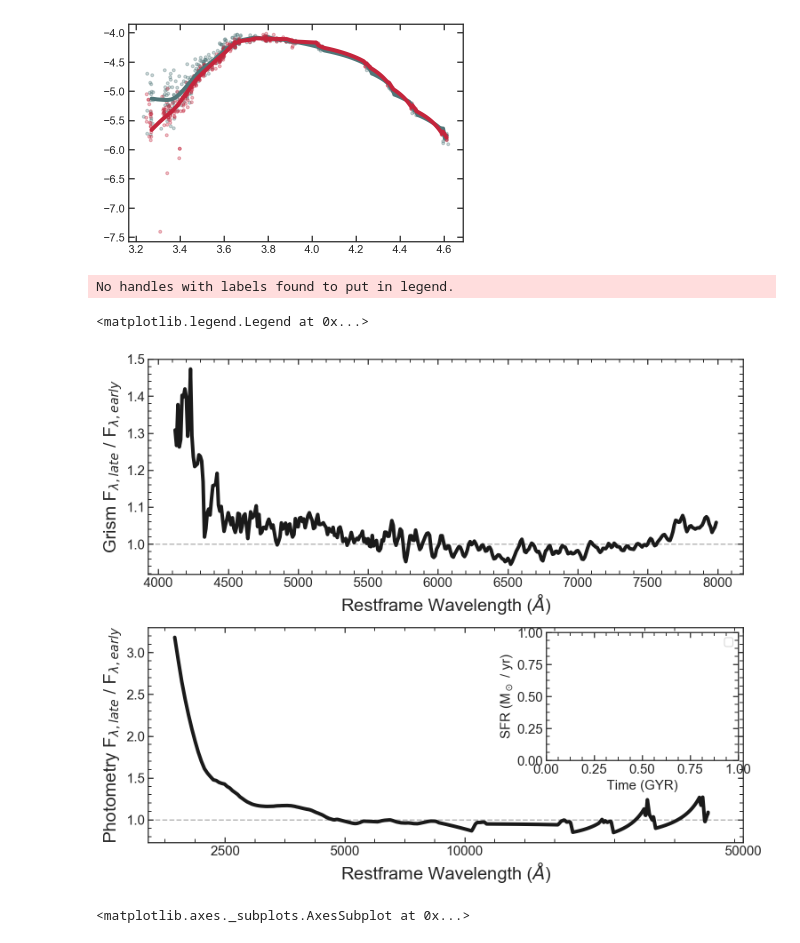
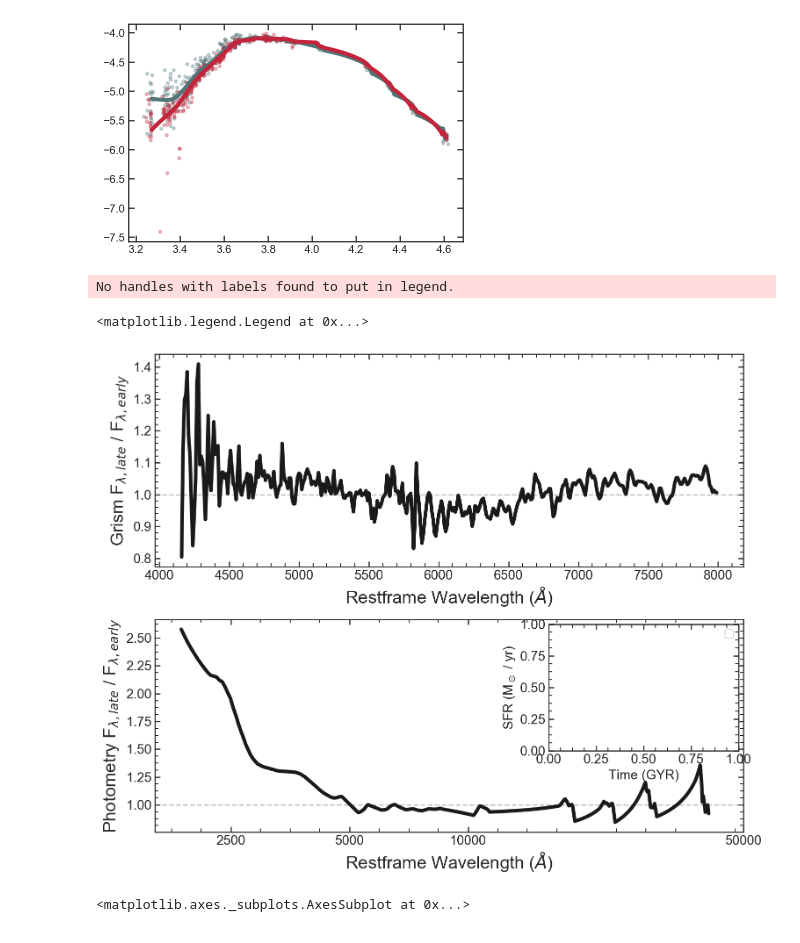
Before and after one commit to Vince-ec/Cluster_and_field, a Jupyter notebook: scripts/stacking_galaxies.ipynb, the cells around one changed output. Drawn from its saved outputs; the diff is of its cells as text; code cells hidden in the pictures.

```diff
--- a/scripts/stacking_galaxies.ipynb
+++ b/scripts/stacking_galaxies.ipynb
@@ -80,3 +52,21 @@ See the caveats in the documentation: http://pandas.pydata.org/pandas-docs/stabl
+# %%
+alldb = pd.read_pickle('../dataframes/fitdb/allfits_1D.pkl')
+bspec = [27458,294464,36348,48631,19290,32566,32691,33093,26272,35640,45333, 30144]
+nog102 = [27714,37189,26139,32799,47223,22774,28890,23073,31452,24033]
+
+inout = []
+for i in alldb.index:
+    if alldb.id[i] not in bspec and alldb.id[i] not in nog102:
+        inout.append('i')
+    else:
+        inout.append('o')
+
+alldb['inout'] = inout
+
+# alldb = alldb.query('inout == "i"')
+
+mdb = alldb.query('inout == "i" and 0.7 < zgrism < 2.5 and Sigma1 > 10**9.6 and W_UVJ == "Q" and \
+                     AGN != "AGN" and lmass >= 10.5 and n_f < 3 and Re < 20')
 # %%
 len(mdb.AGN.values)
 # %% [output]
@@ -246,3 +234,5 @@ zlim = np.median(mdb.z_50)
+# %%
+zlim = 2.9
 # %%
 PWV1 = []
 PER1 = []
@@ -338,7 +328,7 @@ flxgrid = []
 errgrid = []
 swave = np.arange(3000,8000,10)
 
-for i in mdb.query('z_50 < {} and 0.9 < zgrism < 1.1'.format(zlim)).index:
+for i in mdb.query('z_50 > {} and 0.9 < zgrism < 1.1'.format(zlim)).index:
     field = mdb.field[i]
     galaxy = mdb.id[i]
 
@@ -554,7 +484,7 @@ def Stack(wv, flxgrid , errgrid):
 
     return stack, err
 # %%
-lzflux, lzerror = Stack(swave, flxgrid, errgrid)
+hzflux, hzerror = Stack(swave, flxgrid, errgrid)
 # %%
 plt.figure(figsize=[10,10])
 
@@ -722,7 +659,7 @@ gs = gridspec.GridSpec(2,1,hspace=0.25,wspace=0.2)
 
 plt.figure(figsize=[12,10])
 plt.subplot(gs[0])
-plt.plot(swave[swave > 4110], lzflux[swave > 4110] / hzflux[swave > 4110], 'k',linewidth = 4)
+plt.plot(swave[swave > 4150], lzflux[swave > 4150] / hzflux[swave > 4150], 'k',linewidth = 4)
 
 plt.xlabel('Restframe Wavelength ($\AA$)', fontsize=20)
 plt.ylabel('Grism F$_{\lambda, late}$ / F$_{\lambda, early}$', fontsize=20)
@@ -735,34 +672,34 @@ ax1=plt.subplot(gs[1])
 iwmn = np.linspace(1870,40800, 1000)
 ipmn1 = interp1d(wmn1, Smooth(wmn1,pmn1,200))(iwmn)
 ipmn2 = interp1d(wmn2, Smooth(wmn2,pmn2,200))(iwmn)
 
 # plt.plot(np.log10(iwmn),np.log10(ipmn1 / ipmn2), linewidth = 4)
 plt.plot(np.log10(iwmn),ipmn1 / ipmn2, 'k',linewidth = 4)
 
 plt.axhline(1, linestyle = '--', color = 'k', alpha = 0.3)
 
 plt.xlabel('Restframe Wavelength ($\AA$)', fontsize=20)
 plt.ylabel('Photometry F$_{\lambda, late}$ / F$_{\lambda, early}$', fontsize=20)
 plt.tick_params(axis='both', which='major', labelsize=15)
 plt.minorticks_on()
 plt.xticks(np.log10([2500,5000,10000,50000]), [2500,5000,10000,50000])
 
 axins = inset_axes(ax1, width=3, height=2)
 
 # plt.plot(LBT[sfh_stack_lz > 0], sfh_stack_lz[sfh_stack_lz > 0], '#507678', linewidth = 3,label = 'z$_{50}$ < 3.4, 0.9 < z < 1.1')
 # plt.plot(LBT[sfh_stack_hz > 0], sfh_stack_hz[sfh_stack_hz > 0], '#C4253C', linewidth = 3,label = 'z$_{50}$ > 3.4, 0.9 < z < 1.1')
 
 plt.minorticks_on()
 
 plt.xlabel('Time (GYR)', fontsize=15)
 plt.ylabel('SFR (M$_\odot$ / yr)', fontsize=15)
 plt.tick_params(axis='both', which='major', labelsize=15)
 plt.legend(fontsize=12)
 # plt.savefig('../plots/presentation_plots/SFH_summary.pdf', bbox_inches = 'tight')
 # %% [output]
 No handles with labels found to put in legend.
 <matplotlib.legend.Legend at 0x...>
-[figure, old version]
+[figure, new version]
 # %%
 
 np.save('../data/plot_points/grism_ratio',[swave[swave > 4110], lzflux[swave > 4110] / hzflux[swave > 4110]])
```
Also changed, not shown: parts of 10 cells of this notebook.
